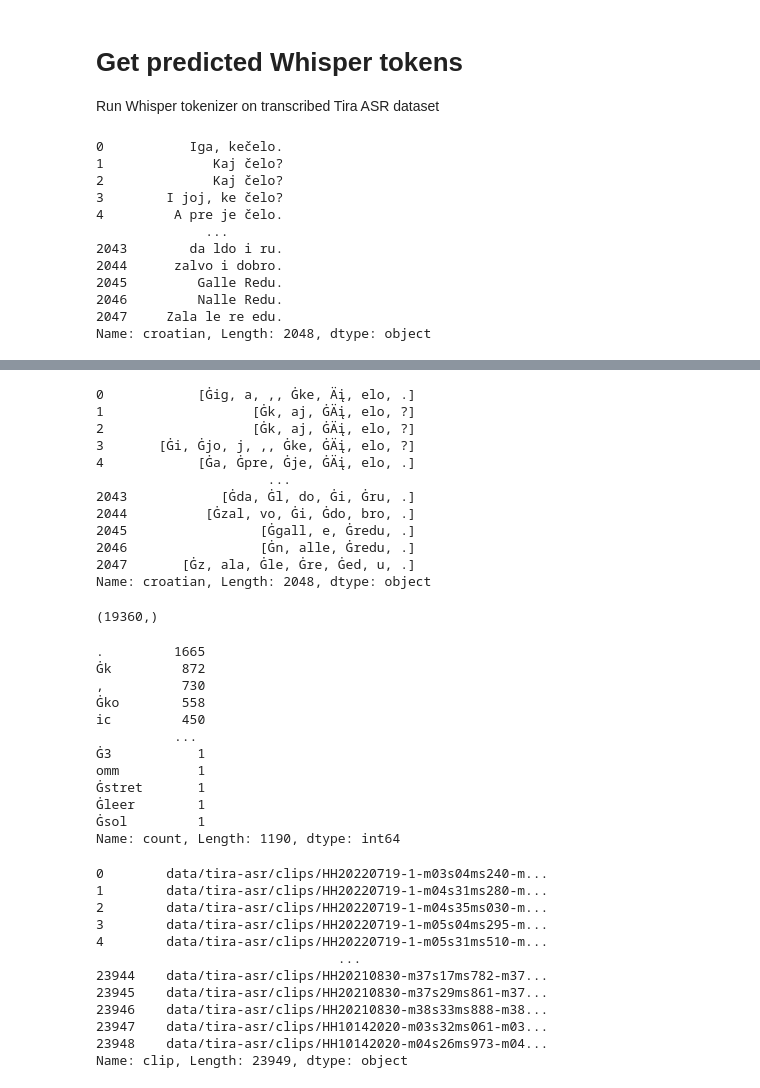
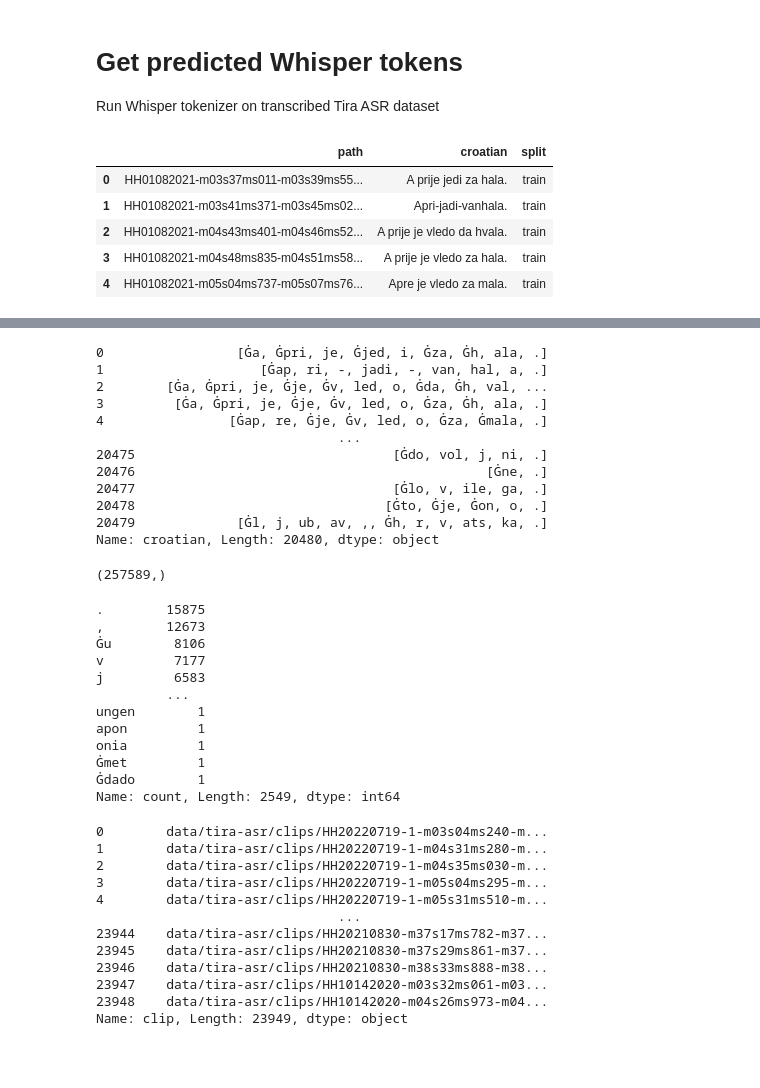
Before and after one commit to markjosims/malachor5, a Jupyter notebook: notebooks/tokenization_experiment/tira_tokenization.ipynb, the cells around one changed output, grey strips where cells are left out. Saved outputs shown, nothing was run; the diff lists cells and outputs as text; code cells hidden in the pictures; blank space fills up the shorter version.

```diff
--- a/notebooks/tokenization_experiment/tira_tokenization.ipynb
+++ b/notebooks/tokenization_experiment/tira_tokenization.ipynb
@@ -126,23 +126,17 @@ pd.Series(tokenized_corpus_concat).unique().shape
 # Get predicted Whisper tokens
 Run Whisper tokenizer on transcribed Tira ASR dataset
 # %%
-whisper_labels = '/Users/markjos/projects/malachor5/data/pyarrow-datasets/tira-clean-split/tira-val-whisper.csv'
+whisper_labels = '/Users/markjos/projects/malachor5/data/tira-asr/tira-clean-split-transcribed.csv'
 
 whisper_df=pd.read_csv(whisper_labels)
-whisper_df['croatian']
+whisper_df.head()
 # %% [output]
-0           Iga, kečelo.
-1              Kaj čelo?
-2              Kaj čelo?
-3        I joj, ke čelo?
-4         A pre je čelo.
-              ...
-2043        da ldo i ru.
-2044      zalvo i dobro.
-2045         Galle Redu.
-2046         Nalle Redu.
-2047     Zala le re edu.
-Name: croatian, Length: 2048, dtype: object
+|  | path | croatian | split |
+| 0 | HH01082021-m03s37ms011-m03s39ms55... | A prije jedi za hala. | train |
+| 1 | HH01082021-m03s41ms371-m03s45ms02... | Apri-jadi-vanhala. | train |
+| 2 | HH01082021-m04s43ms401-m04s46ms52... | A prije je vledo da hvala. | train |
+| 3 | HH01082021-m04s48ms835-m04s51ms58... | A prije je vledo za hala. | train |
+| 4 | HH01082021-m05s04ms737-m05s07ms76... | Apre je vledo za mala. | train |
 # %%
 wh_tok=WhisperTokenizer.from_pretrained('openai/whisper-large-v3')
 wh_tok
@@ -169,38 +163,38 @@ croatian_tokenized=whisper_df['croatian'].str.lower().apply(wh_tok.tokenize)
 
 croatian_tokenized
 # %% [output]
-0            [Ġig, a, ,, Ġke, Äį, elo, .]
-1                   [Ġk, aj, ĠÄį, elo, ?]
-2                   [Ġk, aj, ĠÄį, elo, ?]
-3       [Ġi, Ġjo, j, ,, Ġke, ĠÄį, elo, ?]
-4            [Ġa, Ġpre, Ġje, ĠÄį, elo, .]
-                      ...
-2043            [Ġda, Ġl, do, Ġi, Ġru, .]
-2044          [Ġzal, vo, Ġi, Ġdo, bro, .]
-2045                 [Ġgall, e, Ġredu, .]
-2046                 [Ġn, alle, Ġredu, .]
-2047       [Ġz, ala, Ġle, Ġre, Ġed, u, .]
-Name: croatian, Length: 2048, dtype: object
+0                 [Ġa, Ġpri, je, Ġjed, i, Ġza, Ġh, ala, .]
+1                    [Ġap, ri, -, jadi, -, van, hal, a, .]
+2        [Ġa, Ġpri, je, Ġje, Ġv, led, o, Ġda, Ġh, val, ...
+3         [Ġa, Ġpri, je, Ġje, Ġv, led, o, Ġza, Ġh, ala, .]
+4                [Ġap, re, Ġje, Ġv, led, o, Ġza, Ġmala, .]
+                               ...
+20475                                 [Ġdo, vol, j, ni, .]
+20476                                             [Ġne, .]
+20477                                 [Ġlo, v, ile, ga, .]
+20478                                [Ġto, Ġje, Ġon, o, .]
+20479             [Ġl, j, ub, av, ,, Ġh, r, v, ats, ka, .]
+Name: croatian, Length: 20480, dtype: object
 # %%
 croatian_tk_concat=np.concatenate(croatian_tokenized)
 croatian_tk_concat.shape
 # %% [output]
-(19360,)
+(257589,)
 # %%
 pd.Series(croatian_tk_concat).value_counts()
 # %% [output]
-.         1665
-Ġk         872
-,          730
-Ġko        558
-ic         450
-          ...
-Ġ3           1
-omm          1
-Ġstret       1
-Ġleer        1
-Ġsol         1
-Name: count, Length: 1190, dtype: int64
+.        15875
+,        12673
+Ġu        8106
+v         7177
+j         6583
+         ...
+ungen        1
+apon         1
+onia         1
+Ġmet         1
+Ġdado        1
+Name: count, Length: 2549, dtype: int64
 # %%
 df['clip']
 # %% [output]
```
Also changed, not shown: 1 other file.
